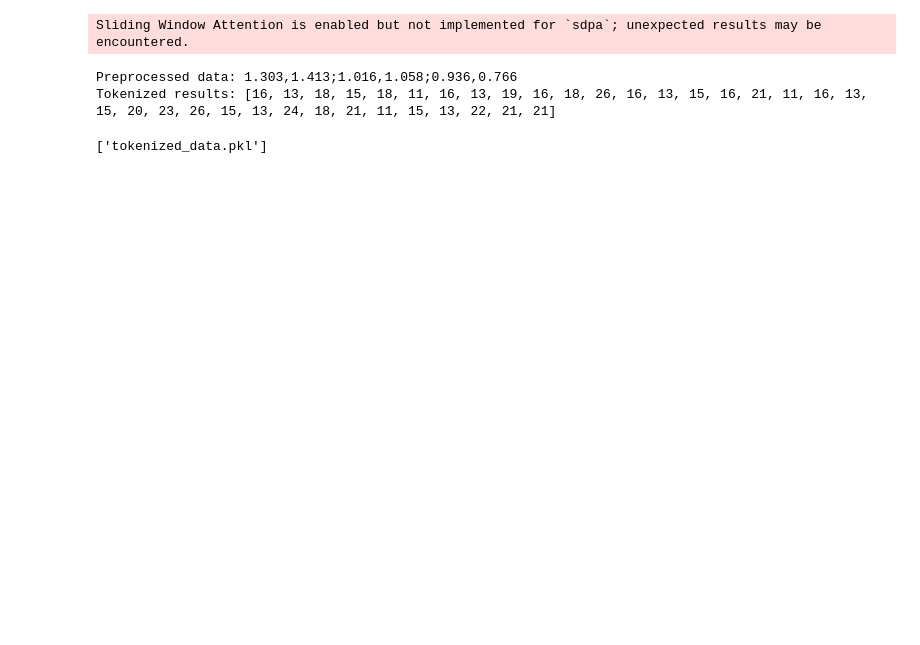
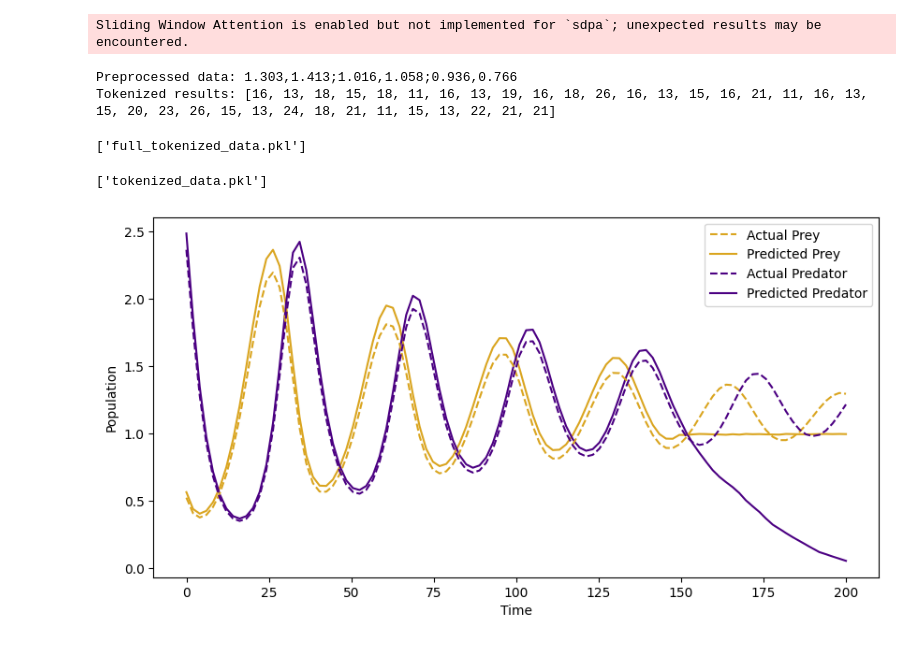
Before and after one commit to ljf441/tsllm, a Jupyter notebook: src/preprocessor.ipynb, the cells around one changed output. Saved outputs shown, nothing was run; the diff lists cells and outputs as text; code cells hidden in the pictures; blank space fills up the shorter version.

```diff
--- a/src/preprocessor.ipynb
+++ b/src/preprocessor.ipynb
@@ -57,7 +72,7 @@ def decoding(data):
 # %%
 model, tokenizer = load_qwen()
 
-def process_data(system_id=0, points=1000, alpha=40, decimals=3):
+def process_data(system_id=0, points=100, alpha=40, decimals=3):
     prey, predator, times = get_dataset(system_id=system_id, points=points)
     new_prey = alpha_scaler(prey, alpha=alpha, decimals=decimals)
     new_predator = alpha_scaler(predator, alpha=alpha, decimals=decimals)
@@ -73,4 +88,10 @@ print("Tokenized results:", example_tokenized_data["input_ids"].tolist()[0])
 # %% [output]
 Preprocessed data: 1.303,1.413;1.016,1.058;0.936,0.766
 Tokenized results: [16, 13, 18, 15, 18, 11, 16, 13, 19, 16, 18, 26, 16, 13, 15, 16, 21, 11, 16, 13, 15, 20, 23, 26, 15, 13, 24, 18, 21, 11, 15, 13, 22, 21, 21]
+# %%
+full_tokenized_data, full_preprocessed_data, full_combined_data, full_times = process_data(points=100)
+max_token_length = full_tokenized_data["input_ids"].shape[1] + 1 #1180
+joblib.dump(full_tokenized_data, "full_tokenized_data.pkl")
+# %% [output]
+['full_tokenized_data.pkl']
 # %%
@@ -81,11 +102,23 @@ joblib.dump(tokenized_data, "tokenized_data.pkl")
 # %%
 loaded_data = joblib.load("tokenized_data.pkl")
 with torch.no_grad():
-    output = model.generate(loaded_data["input_ids"], attention_mask = loaded_data["attention_mask"], max_length = loaded_data["input_ids"].shape[1] + 1)
-prediction = tokenizer.decode(output[0])
-
-pred_prey, pred_predator = decoding(prediction)
-actual_prey, actual_predator = combined_data[:,2], combined_data[:,3]
+    output = model.generate(loaded_data["input_ids"], attention_mask = loaded_data["attention_mask"], max_new_tokens = max_token_length)
+# %%
+prediction = tokenizer.decode(output[0])
+pred_prey, pred_predator = decoding(prediction)
+actual_prey, actual_predator = full_combined_data[:,2], full_combined_data[:,3]
+# %%
+fig, ax = plt.subplots(figsize=(10, 5))
+ax.plot(full_times, actual_prey, label="Actual Prey", linestyle="--", zorder=100, color="goldenrod")
+ax.plot(full_times, pred_prey, label="Predicted Prey", color="goldenrod")
+ax.plot(full_times, actual_predator, label="Actual Predator", linestyle="--", zorder=100, color="indigo")
+ax.plot(full_times, pred_predator, label="Predicted Predator", color="indigo")
+ax.set_xlabel("Time")
+ax.set_ylabel("Population")
+ax.legend()
+plt.show()
+# %% [output]
+[figure, added]
 # %%
 print("MEAN PREY SQUARED ERROR:", mean_squared_error(pred_prey, actual_prey))
 print("MEAN PREY ABSOLUTE ERROR:", mean_absolute_error(pred_prey, actual_prey))
```
Also changed, not shown: parts of 8 cells of this notebook, 4 other files.
